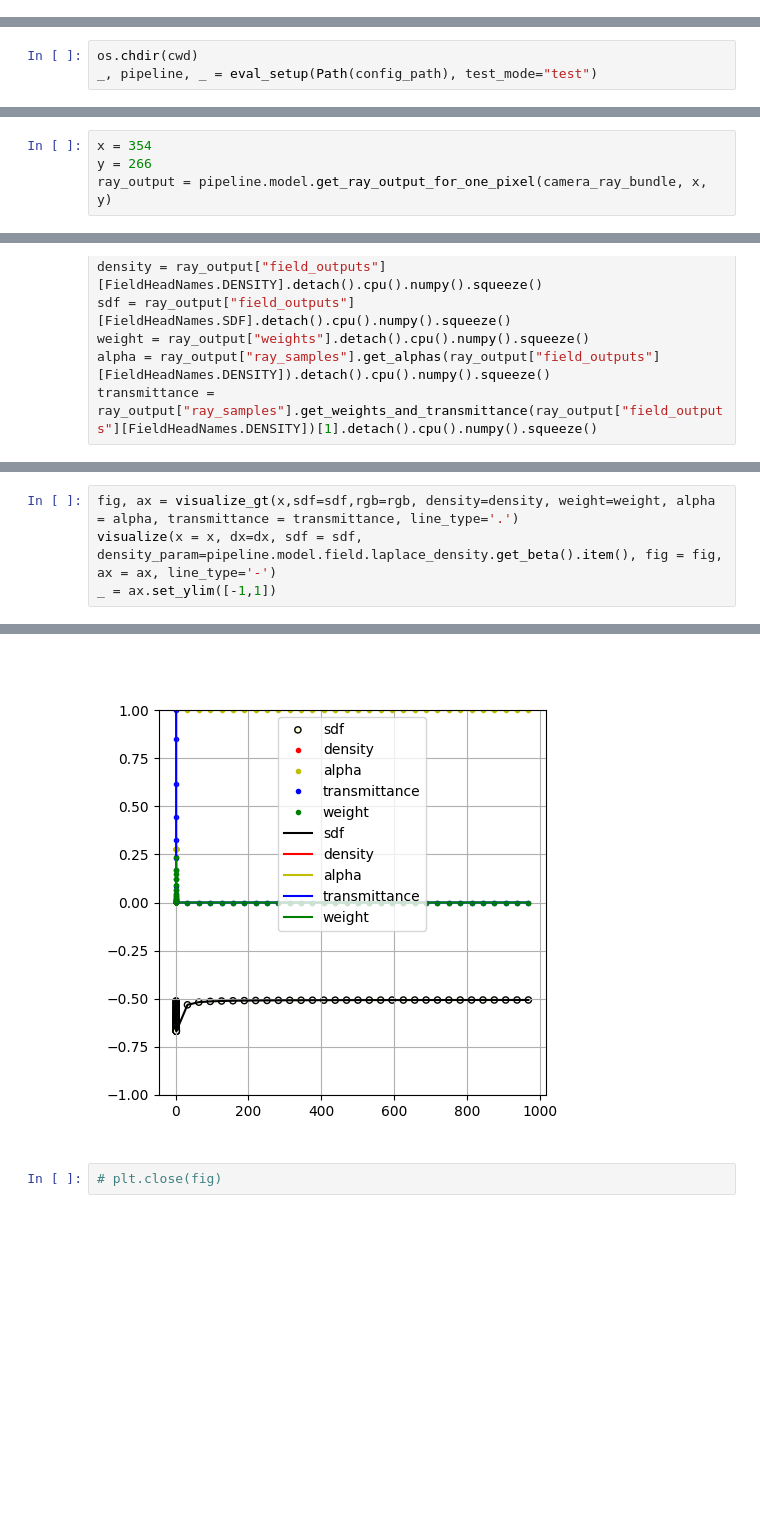
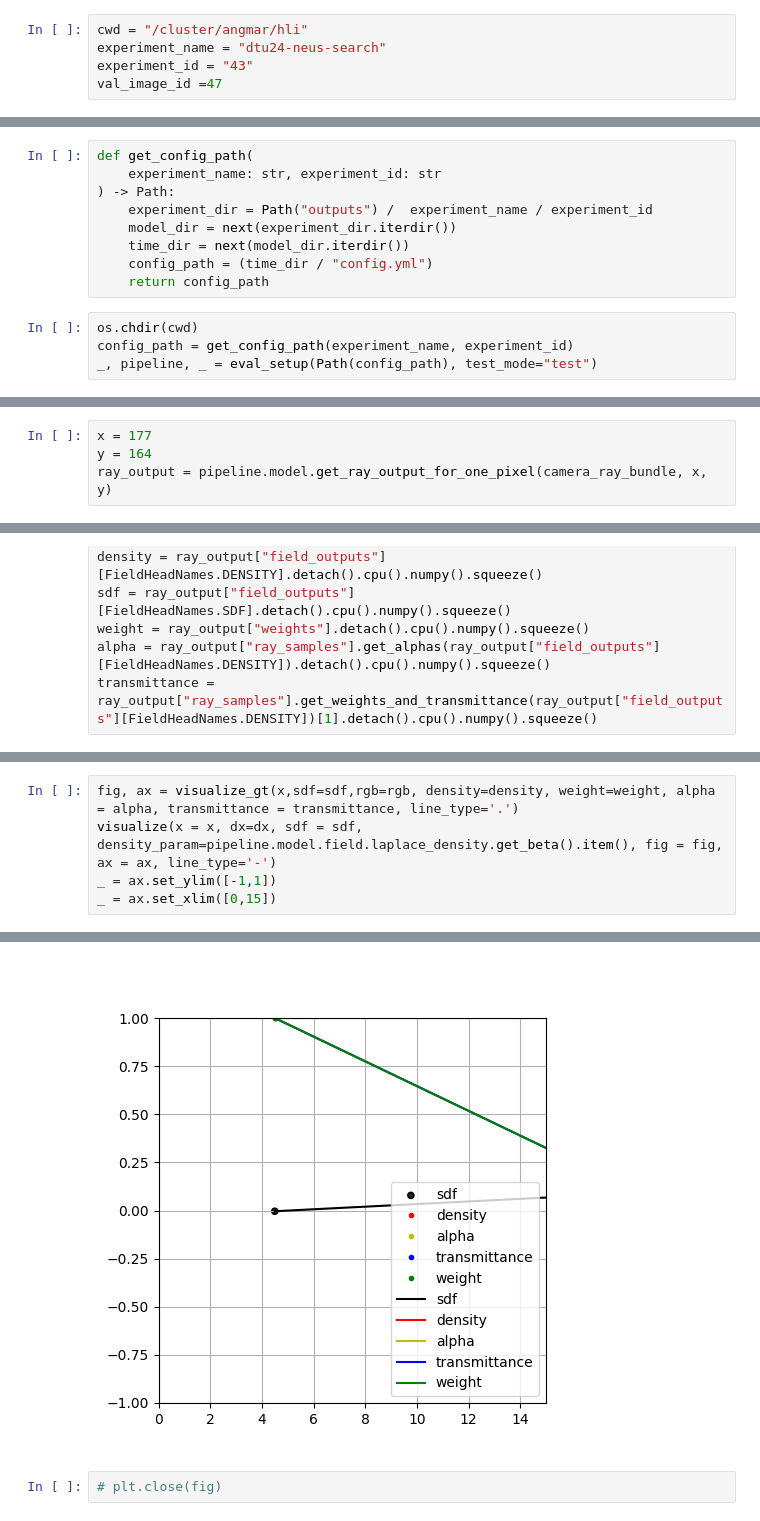
Before and after one commit to DerKleineLi/sdfvis, a Jupyter notebook: sdfstudio_vis.ipynb, the cells around one changed output, grey strips where cells are left out. Drawn from its saved outputs; the diff is of its cells as text; blank space fills up the shorter version.

Commit message:
auto detect config

```diff
--- a/sdfstudio_vis.ipynb
+++ b/sdfstudio_vis.ipynb
@@ -53,7 +45,22 @@ val_image_id =0
+# %%
+cwd = "/cluster/angmar/hli"
+experiment_name = "dtu24-neus-search"
+experiment_id = "43"
+val_image_id =47
 # %% [markdown]
 #### Setup
+# %%
+def get_config_path(
+    experiment_name: str, experiment_id: str
+) -> Path:
+    experiment_dir = Path("outputs") /  experiment_name / experiment_id
+    model_dir = next(experiment_dir.iterdir())
+    time_dir = next(model_dir.iterdir())
+    config_path = (time_dir / "config.yml")
+    return config_path
 # %%
 os.chdir(cwd)
+config_path = get_config_path(experiment_name, experiment_id)
 _, pipeline, _ = eval_setup(Path(config_path), test_mode="test")
 # %% [output]
 [interactive output not drawn]
@@ -138,8 +146,8 @@ axes[0].imshow(gt_image)
 # %% [output]
 <matplotlib.image.AxesImage at 0x...>
 # %%
-x = 354
-y = 266
+x = 177
+y = 164
 ray_output = pipeline.model.get_ray_output_for_one_pixel(camera_ray_bundle, x, y)
 # %%
 ray_output["rgb"]*255
@@ -201,4 +225,5 @@ array([0.9999998, 0.9999998, 0.8511281], dtype=float32)
 fig, ax = visualize_gt(x,sdf=sdf,rgb=rgb, density=density, weight=weight, alpha = alpha, transmittance = transmittance, line_type='.')
 visualize(x = x, dx=dx, sdf = sdf, density_param=pipeline.model.field.laplace_density.get_beta().item(), fig = fig, ax = ax, line_type='-')
 _ = ax.set_ylim([-1,1])
+_ = ax.set_xlim([0,15])
 # %% [output]
@@ -206,3 +231,3 @@ interactive(children=(FloatLogSlider(value=0.01942058652639389, description='den
-[figure, old version]
+[figure, new version]
 # %%
 # plt.close(fig)
```
Also changed, not shown: parts of 11 cells of this notebook.
